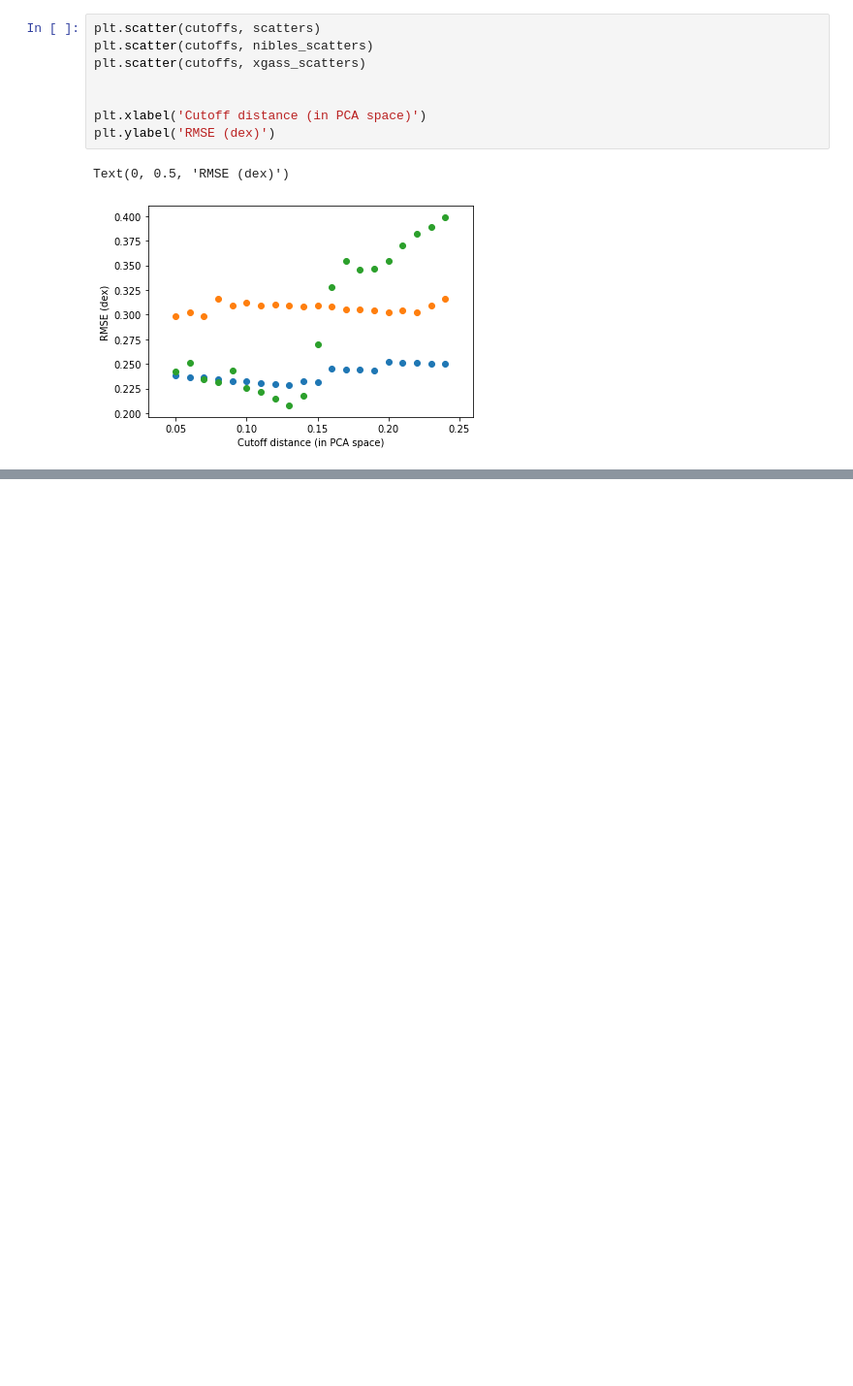
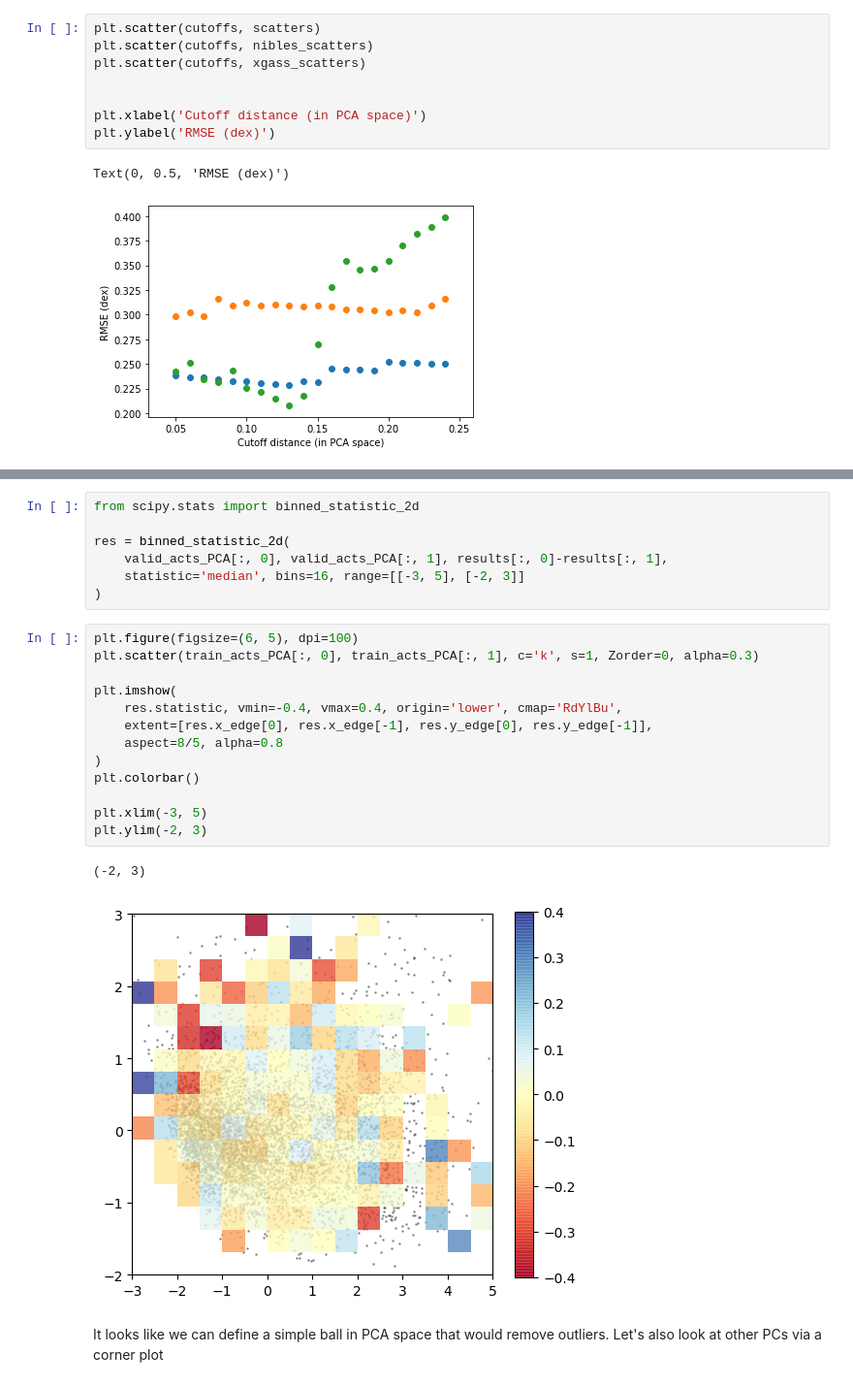
Before and after one commit to jwuphysics/HI-convnets, a Jupyter notebook: notebook/updates/41. Assigning confidences.ipynb, the cells around one changed output, grey strips where cells are left out. Shown at 97% size. Drawn from its saved outputs; the diff is of its cells as text; blank space fills up the shorter version.

```diff
--- a/notebook/updates/41. Assigning confidences.ipynb
+++ b/notebook/updates/41. Assigning confidences.ipynb
@@ -530,0 +557,25 @@ Text(0, 0.5, 'RMSE (dex)')
+# %%
+from scipy.stats import binned_statistic_2d
+
+res = binned_statistic_2d(
+    valid_acts_PCA[:, 0], valid_acts_PCA[:, 1], results[:, 0]-results[:, 1],
+    statistic='median', bins=16, range=[[-3, 5], [-2, 3]]
+)
+# %%
+plt.figure(figsize=(6, 5), dpi=100)
+plt.scatter(train_acts_PCA[:, 0], train_acts_PCA[:, 1], c='k', s=1, Zorder=0, alpha=0.3)
+
+plt.imshow(
+    res.statistic, vmin=-0.4, vmax=0.4, origin='lower', cmap='RdYlBu',
+    extent=[res.x_edge[0], res.x_edge[-1], res.y_edge[0], res.y_edge[-1]],
+    aspect=8/5, alpha=0.8
+)
+plt.colorbar()
+
+plt.xlim(-3, 5)
+plt.ylim(-2, 3)
+# %% [output]
+(-2, 3)
+[figure, added]
+# %% [markdown]
+It looks like we can define a simple ball in PCA space that would remove outliers. Let's also look at other PCs via a corner plot
```
Also changed, not shown: parts of 30 cells of this notebook, 1 other file.
